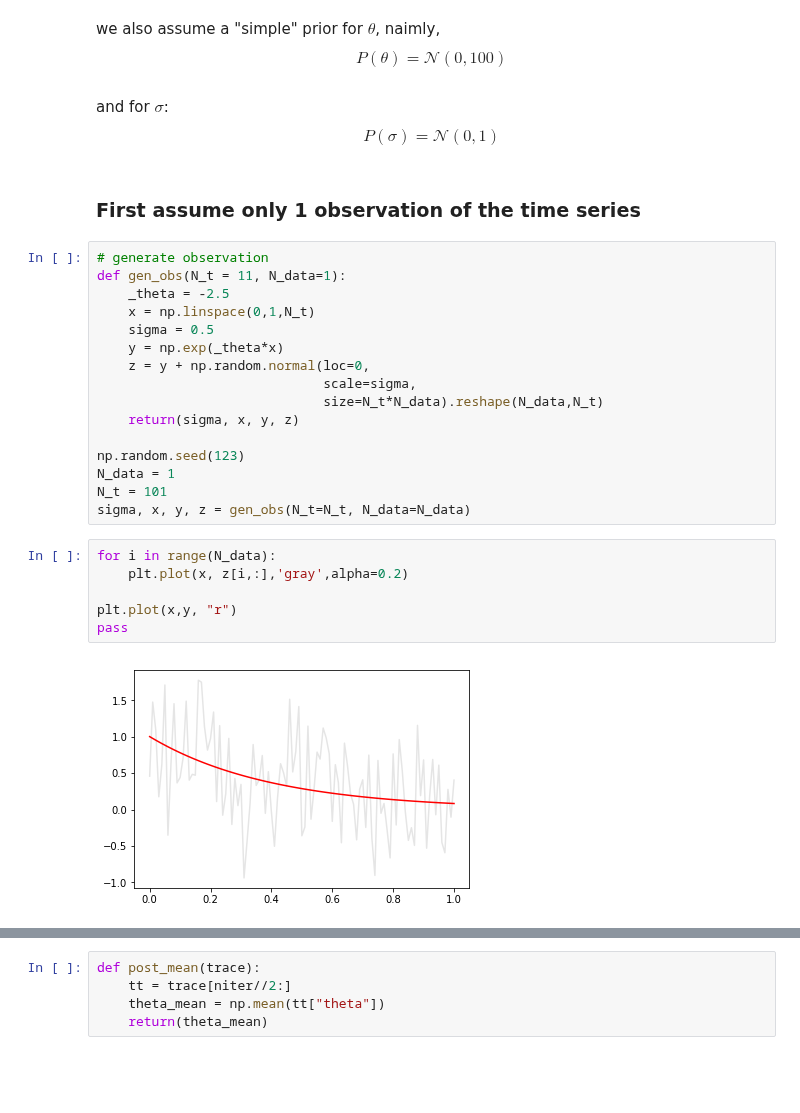
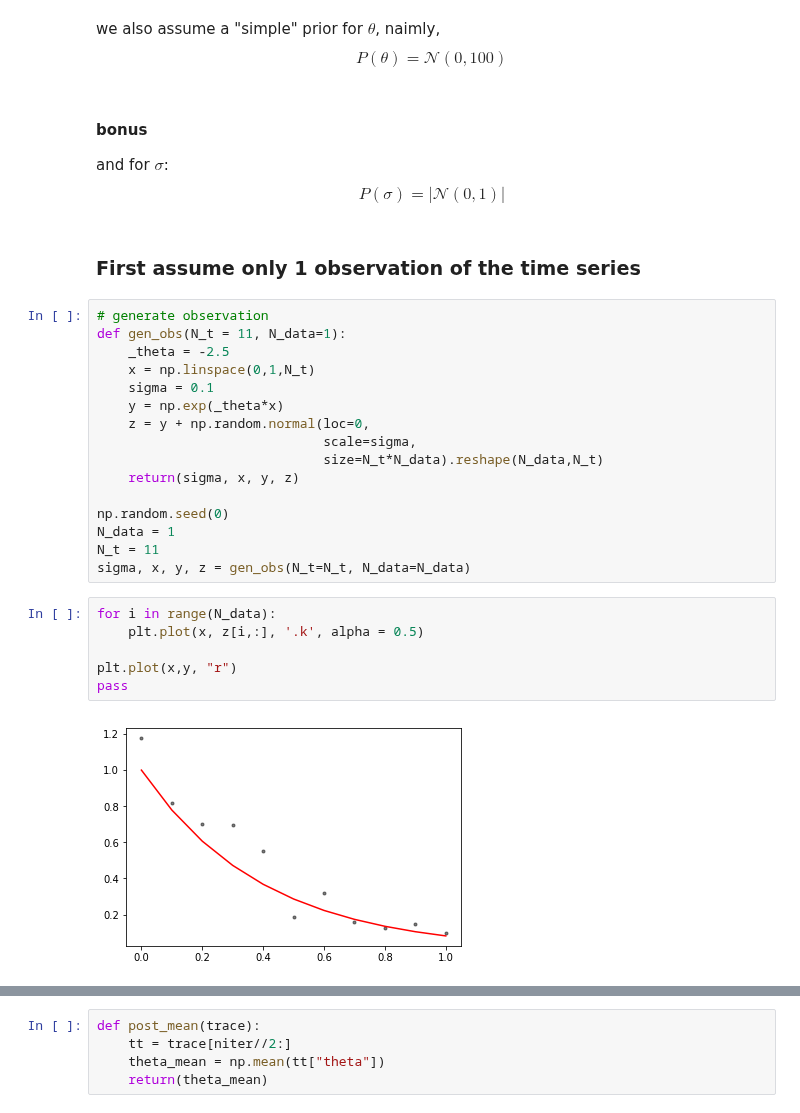
Before and after one commit to robineriksson/BAIP, a Jupyter notebook: modelProblem/CODE/InPyMC3.ipynb, the cells around one changed output, grey strips where cells are left out. Cells and saved outputs as stored; diff of their text form; blank space fills up the shorter version.

```diff
--- a/modelProblem/CODE/InPyMC3.ipynb
+++ b/modelProblem/CODE/InPyMC3.ipynb
@@ -68,8 +68,9 @@ $$P(z|\theta) = \mathcal{N}(z | y_i, \sigma)$$
 # %% [markdown]
 we also assume a "simple" prior for $\theta$, naimly, $$P(\theta) = \mathcal{N}(0,100)$$
 # %% [markdown]
+#### bonus
 and for $\sigma$:
-$$P(\sigma) = \mathcal{N}(0,1)$$
+$$P(\sigma) = |\mathcal{N}(0,1)|$$
 # %% [markdown]
 ### First assume only 1 observation of the time series
 # %%
@@ -77,24 +78,24 @@ $$P(\sigma) = \mathcal{N}(0,1)$$
 def gen_obs(N_t = 11, N_data=1):
     _theta = -2.5
     x = np.linspace(0,1,N_t)
-    sigma = 0.5
+    sigma = 0.1
     y = np.exp(_theta*x)
     z = y + np.random.normal(loc=0,
                              scale=sigma,
                              size=N_t*N_data).reshape(N_data,N_t)
     return(sigma, x, y, z)
 
-np.random.seed(123)
+np.random.seed(0)
 N_data = 1
-N_t = 101
+N_t = 11
 sigma, x, y, z = gen_obs(N_t=N_t, N_data=N_data)
 # %%
 for i in range(N_data):
-    plt.plot(x, z[i,:],'gray',alpha=0.2)
+    plt.plot(x, z[i,:], '.k', alpha = 0.5)
 
 plt.plot(x,y, "r")
 pass
 # %% [output]
-[figure, old version]
+[figure, new version]
 # %%
 # infer parameters
```
Also changed, not shown: parts of 28 cells of this notebook, 2 other files.
